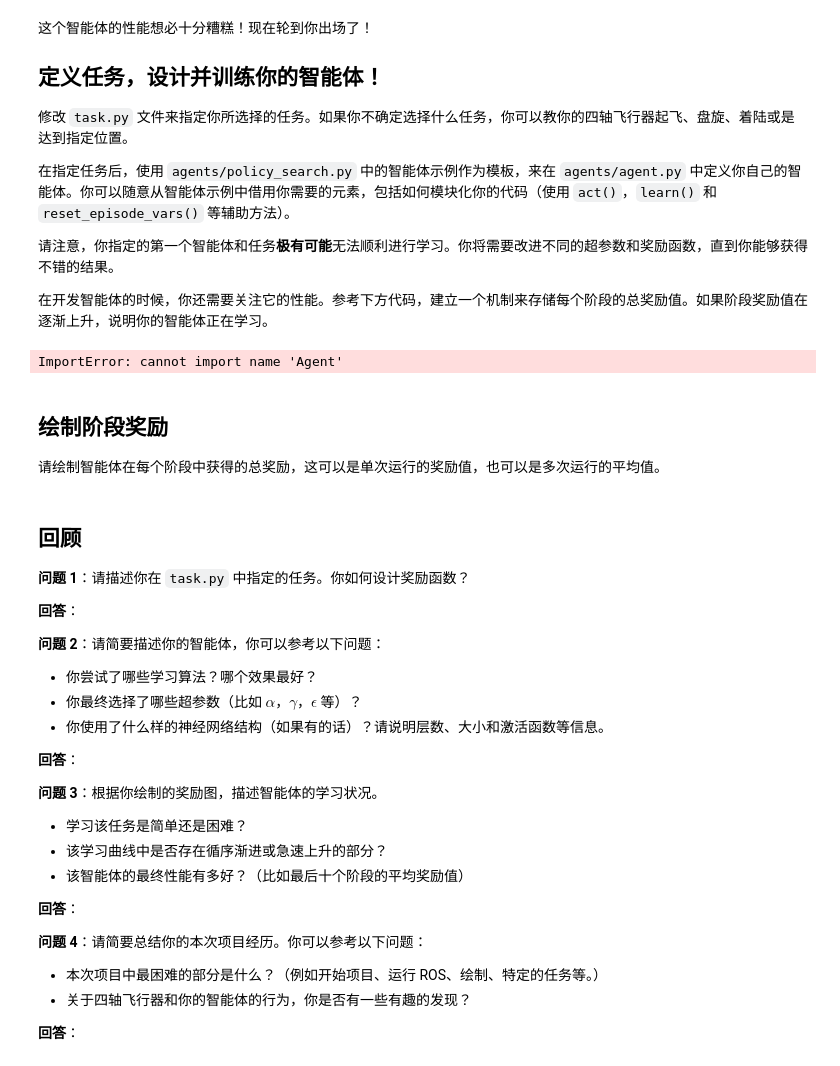
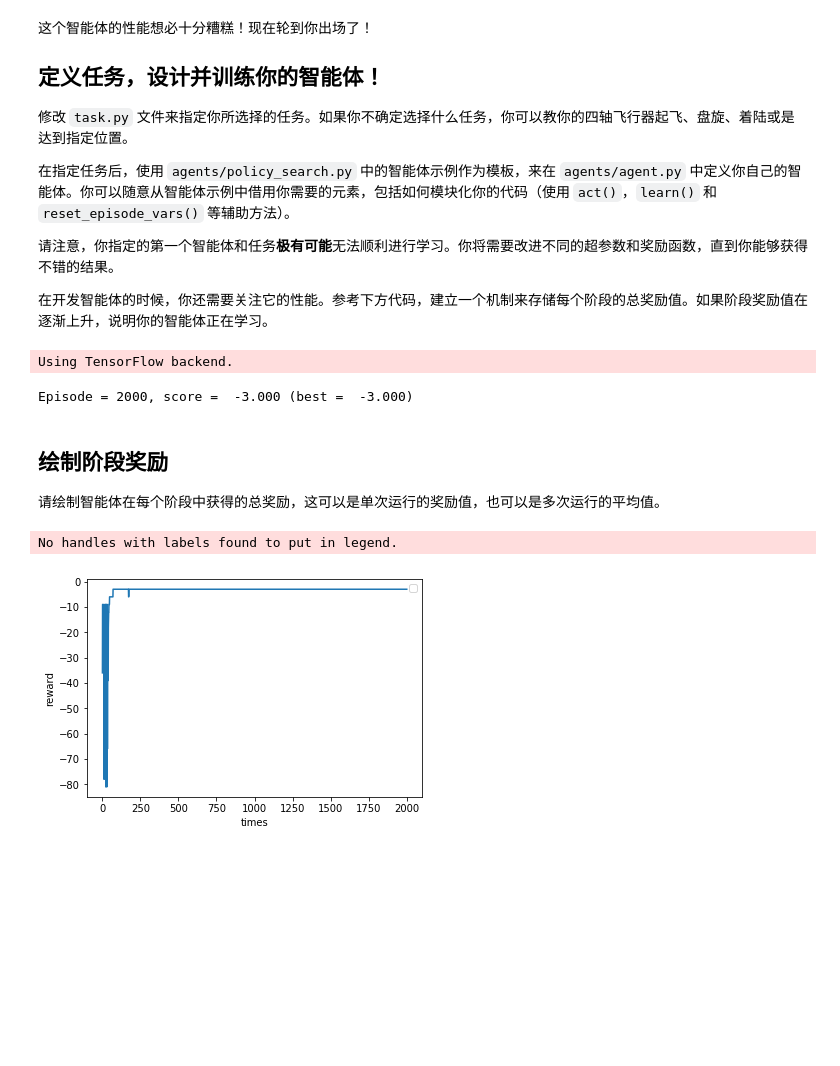
Before and after one commit to Rheasilvia/udacity_rl_quadcopter, a Jupyter notebook: Quadcopter_Project.ipynb, the cells around one changed output. Saved outputs shown, nothing was run; the diff lists cells and outputs as text; code cells hidden in the pictures; blank space fills up the shorter version.

```diff
--- a/Quadcopter_Project.ipynb
+++ b/Quadcopter_Project.ipynb
@@ -231,11 +226,11 @@ init_pose = np.array([0., 0., 0., 0., 0., 0.])
 target_pos = np.array([0., 0., 10.])
 init_angle_velocities = np.array([0., 0., 0.])
 runtime = 5.
-task = Up(init_pose = init_pose, target_pos = target_pos, init_angle_velocities = init_angle_velocities, runtime = runtime)
+task = Launch(init_pose = init_pose, target_pos = target_pos, init_angle_velocities = init_angle_velocities, runtime = runtime)
 agent = Agent(task)
 num_episodes = 2000
 
-fn = 'up_data.txt'
+fn = 'lanuch_data.txt'
 labels = ['time', 'x', 'y', 'z', 'phi', 'theta', 'psi', 'x_velocity',
           'y_velocity', 'z_velocity', 'phi_velocity', 'theta_velocity',
           'psi_velocity', 'rotor_speed1', 'rotor_speed2', 'rotor_speed3', 'rotor_speed4', 'episode', 'total_reward']
@@ -252,8 +247,8 @@ with open(fn, 'w') as fp:
             agent.step(action, reward,next_state, done)
             state = next_state
             if done:
-                # data = [task.sim.time] + list(task.sim.pose) + list(task.sim.v) + \
-                        # list(task.sim.angular_v) + list(action) + [i_episode] + [agent.total_reward]
+#                 data = [task.sim.time] + list(task.sim.pose) + list(task.sim.v) + \
+#                         list(task.sim.angular_v) + list(action) + [i_episode] + [agent.total_reward]
                 data = [task.sim.time] + list(task.sim.pose) + list(task.sim.v) + \
                           list(task.sim.angular_v) + list(action) + [i_episode] + [agent.total_reward]
                 for ii in range(len(labels)):
@@ -264,7 +259,8 @@ with open(fn, 'w') as fp:
                 break
         sys.stdout.flush()
 # %% [output]
-ImportError: cannot import name 'Agent'
+Using TensorFlow backend.
+Episode = 2000, score =  -3.000 (best =  -3.000)
 # %% [markdown]
 ## 绘制阶段奖励
 
@@ -272,38 +268,14 @@ ImportError: cannot import name 'Agent'
 # %%
 ## TODO: Plot the rewards.
 import matplotlib.pyplot as plt
 %matplotlib inline
 
 plt.plot(results['episode'], results['total_reward'])
 plt.legend()
+plt.ylabel('reward')
+plt.xlabel('times')
 _ = plt.ylim()
 plt.show()
+# %% [output]
+No handles with labels found to put in legend.
+[figure, added]
-# %% [markdown]
-## 回顾
-
-**问题 1**：请描述你在 `task.py` 中指定的任务。你如何设计奖励函数？
-
-**回答**：
-
-**问题 2**：请简要描述你的智能体，你可以参考以下问题：
-
-- 你尝试了哪些学习算法？哪个效果最好？
-- 你最终选择了哪些超参数（比如 $\alpha$，$\gamma$，$\epsilon$ 等）？
-- 你使用了什么样的神经网络结构（如果有的话）？请说明层数、大小和激活函数等信息。
-
-**回答**：
-
-**问题 3**：根据你绘制的奖励图，描述智能体的学习状况。
-
-- 学习该任务是简单还是困难？
-- 该学习曲线中是否存在循序渐进或急速上升的部分？
-- 该智能体的最终性能有多好？（比如最后十个阶段的平均奖励值）
-
-**回答**：
-
-**问题 4**：请简要总结你的本次项目经历。你可以参考以下问题：
-
-- 本次项目中最困难的部分是什么？（例如开始项目、运行 ROS、绘制、特定的任务等。）
-- 关于四轴飞行器和你的智能体的行为，你是否有一些有趣的发现？
-
-**回答**：
```
Also changed, not shown: parts of 9 cells of this notebook, 5 other files.
